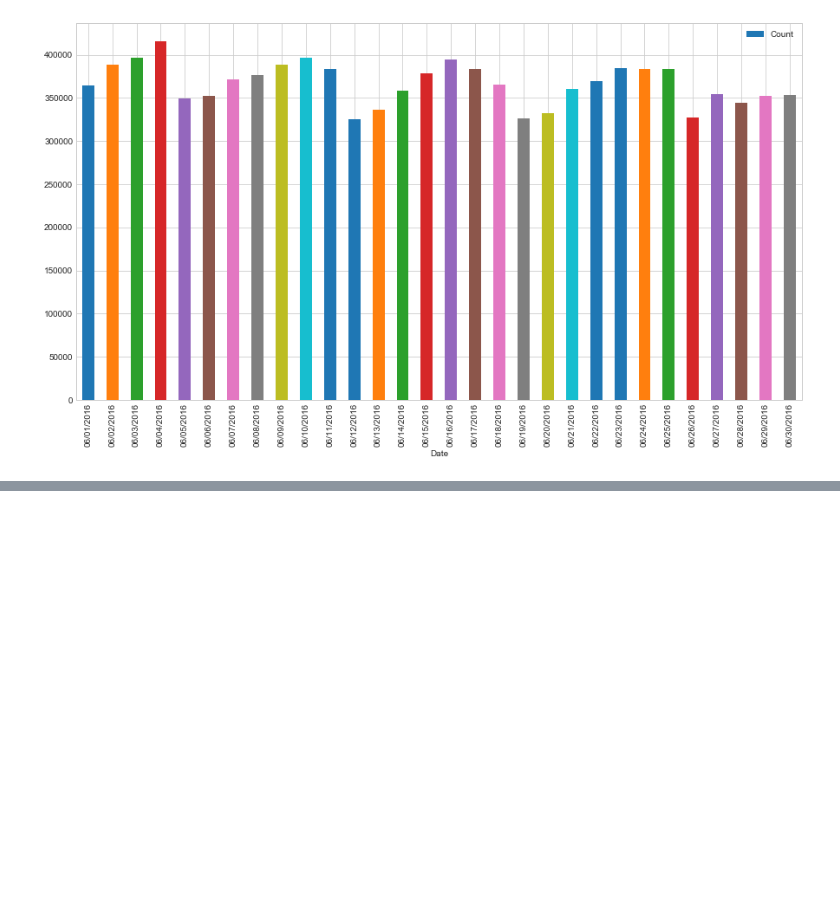
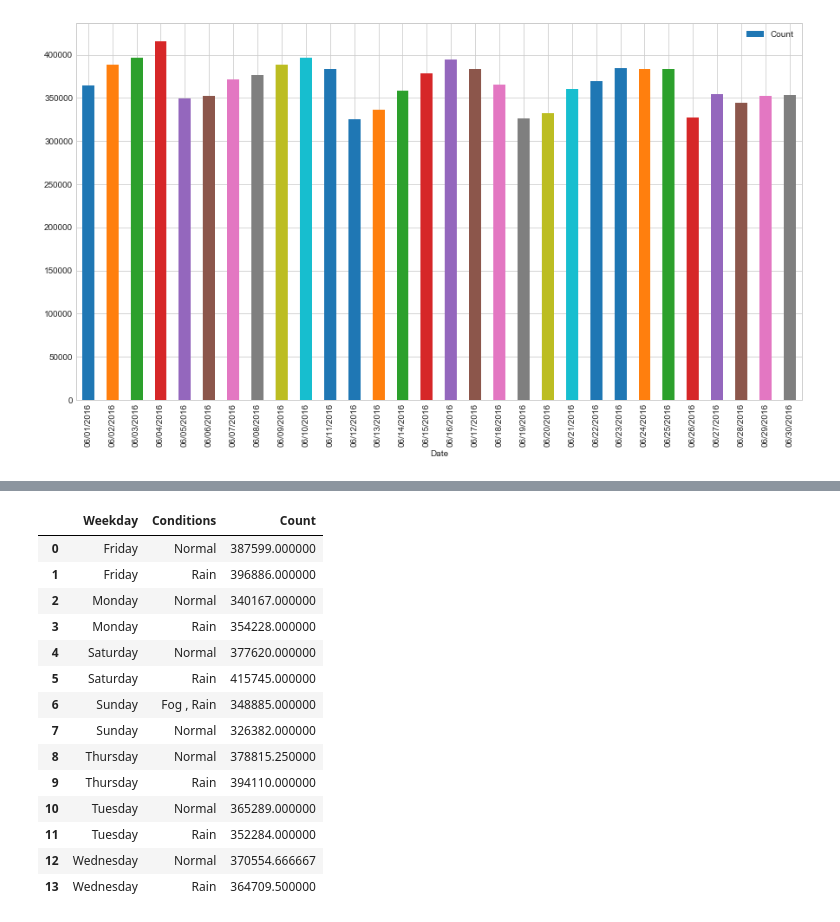
Before and after one commit to rupeshbasnet/big-data, a Jupyter notebook: Cleaning Taxi Data.ipynb, the cells around one changed output, grey strips where cells are left out. Saved outputs shown, nothing was run; the diff lists cells and outputs as text; code cells hidden in the pictures; blank space fills up the shorter version.

```diff
--- a/Cleaning Taxi Data.ipynb
+++ b/Cleaning Taxi Data.ipynb
@@ -266,0 +318,20 @@ dfAggValues.plot.bar(x='Date', y='Count')
+# %%
+dfAvgValuesMultiGroup = pd.DataFrame(dfAggValues.groupby(['Weekday', 'Conditions'], as_index=False)['Count'].mean())
+# %%
+dfAvgValuesMultiGroup
+# %% [output]
+|  | Weekday | Conditions | Count |
+| 0 | Friday | Normal | 387599.000000 |
+| 1 | Friday | Rain | 396886.000000 |
+| 2 | Monday | Normal | 340167.000000 |
+| 3 | Monday | Rain | 354228.000000 |
+| 4 | Saturday | Normal | 377620.000000 |
+| 5 | Saturday | Rain | 415745.000000 |
+| 6 | Sunday | Fog , Rain | 348885.000000 |
+| 7 | Sunday | Normal | 326382.000000 |
+| 8 | Thursday | Normal | 378815.250000 |
+| 9 | Thursday | Rain | 394110.000000 |
+| 10 | Tuesday | Normal | 365289.000000 |
+| 11 | Tuesday | Rain | 352284.000000 |
+| 12 | Wednesday | Normal | 370554.666667 |
+| 13 | Wednesday | Rain | 364709.500000 |
```
Also changed, not shown: parts of 6 cells of this notebook.
